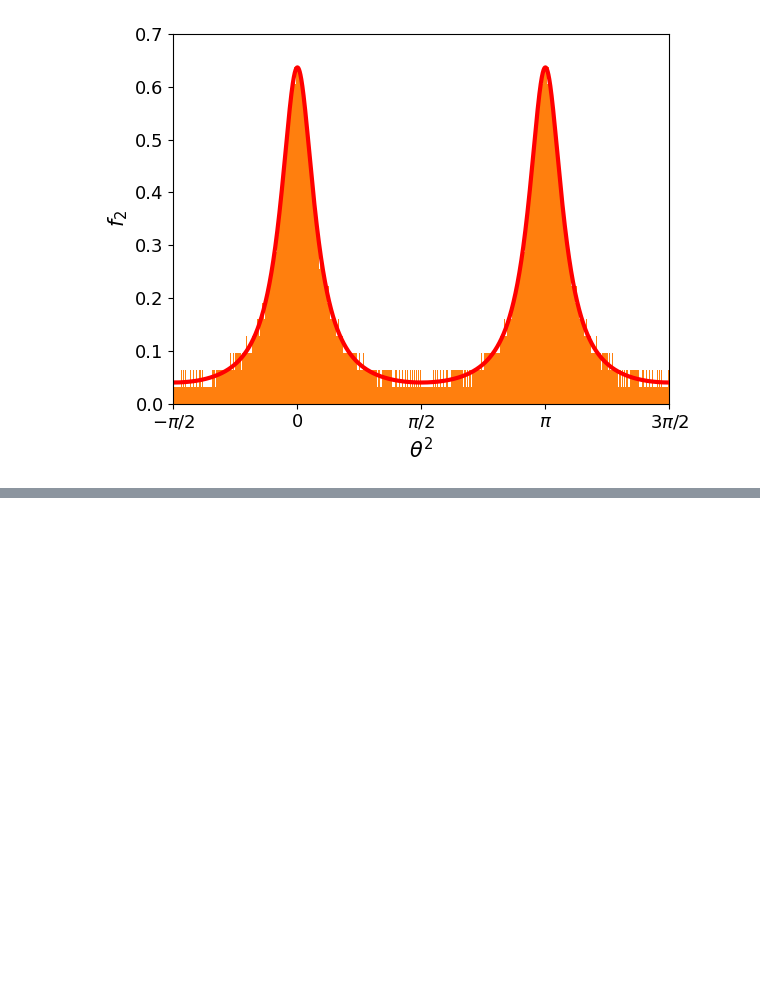
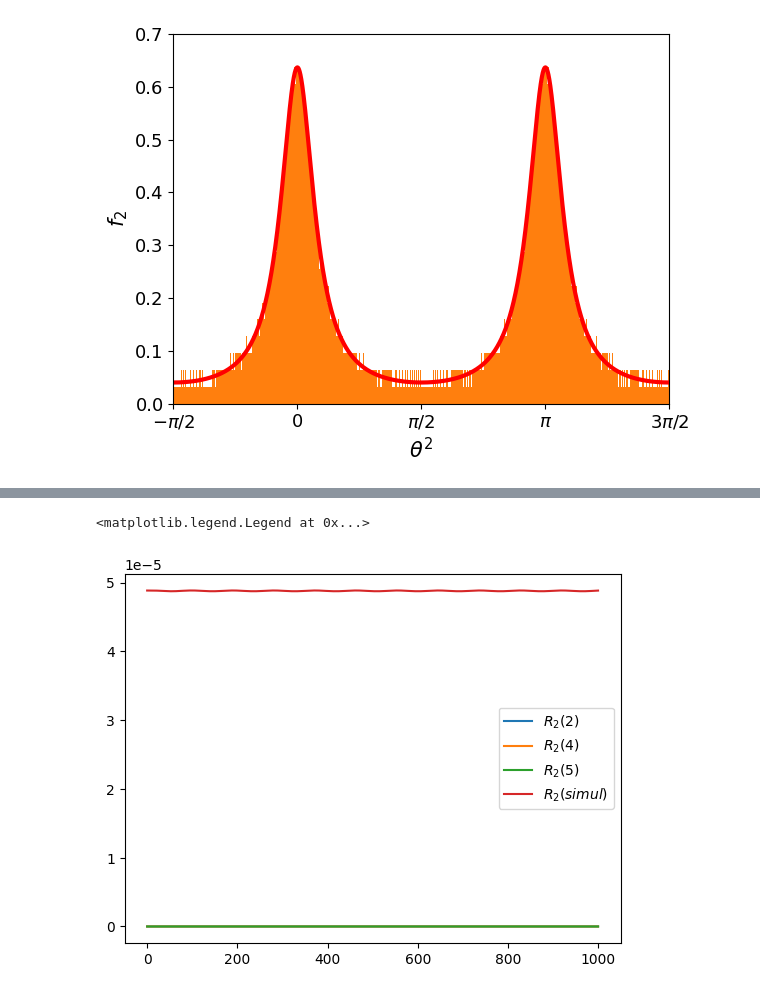
Before and after one commit to Gug-Young/Active_Rotator, a Jupyter notebook: 250227 analytical research.ipynb, the cells around one changed output, grey strips where cells are left out. Saved outputs shown, nothing was run; the diff lists cells and outputs as text; code cells hidden in the pictures; blank space fills up the shorter version.

```diff
--- a/250327 analytical research.ipynb
+++ b/250227 analytical research.ipynb
@@ -210,0 +275,12 @@ Text(0.5, 0, '$\\theta^2$')
+# %%
+# plt.plot(t,Q2_2,label=r'$Q_1$')
+# plt.plot(t,Q2_4,label=r'$Q_1$')
+plt.plot(t,R2_2,label=r'$R_2(2)$')
+plt.plot(t,R2_4,label=r'$R_2(4)$')
+plt.plot(t,R2_5,label=r'$R_2(5)$')
+
+plt.plot(t,R2_s_reg,label=r'$R_2(simul)$')
+plt.legend()
+# %% [output]
+<matplotlib.legend.Legend at 0x...>
+[figure, added]
```
Also changed, not shown: parts of 12 cells of this notebook, 4 other files.
